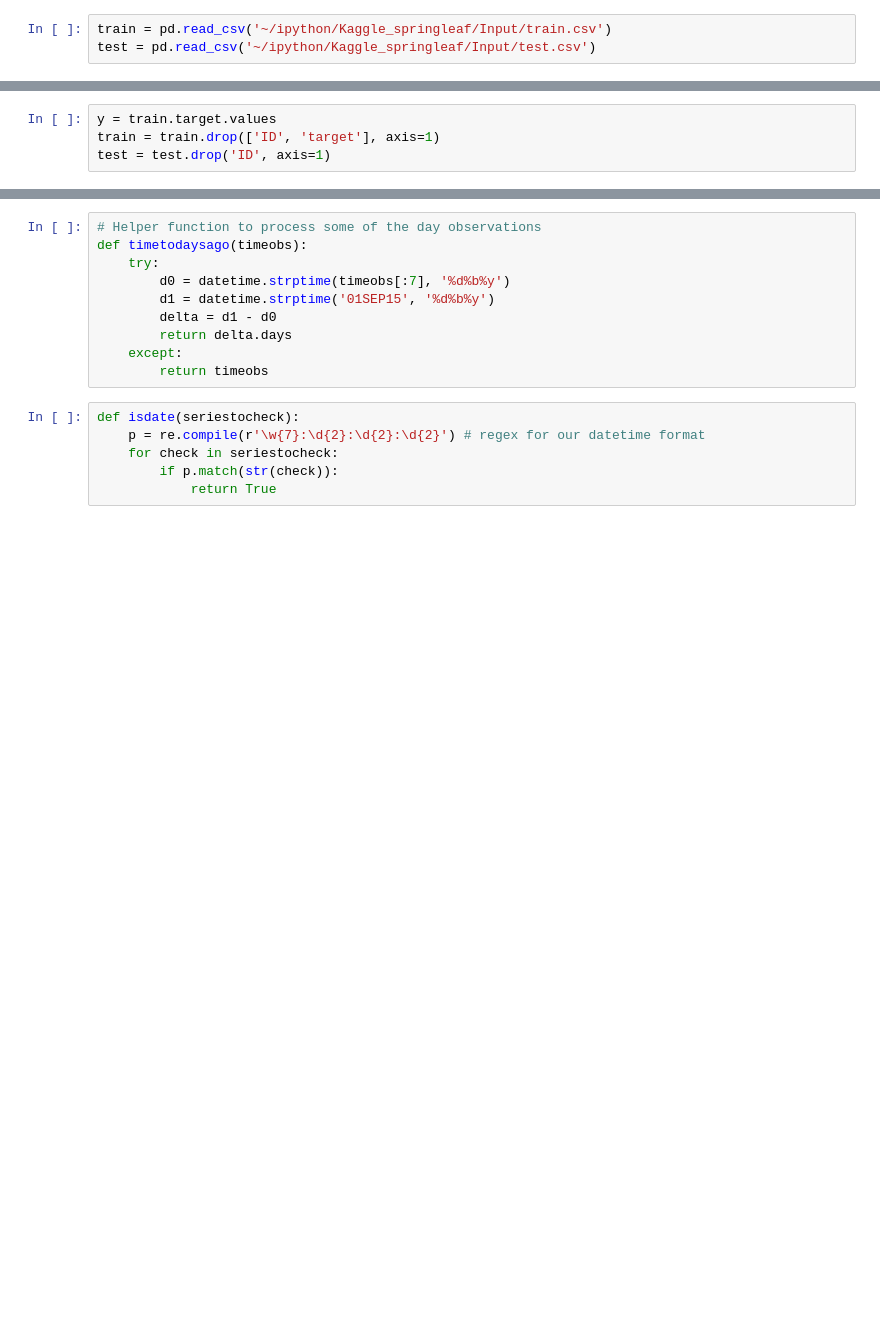
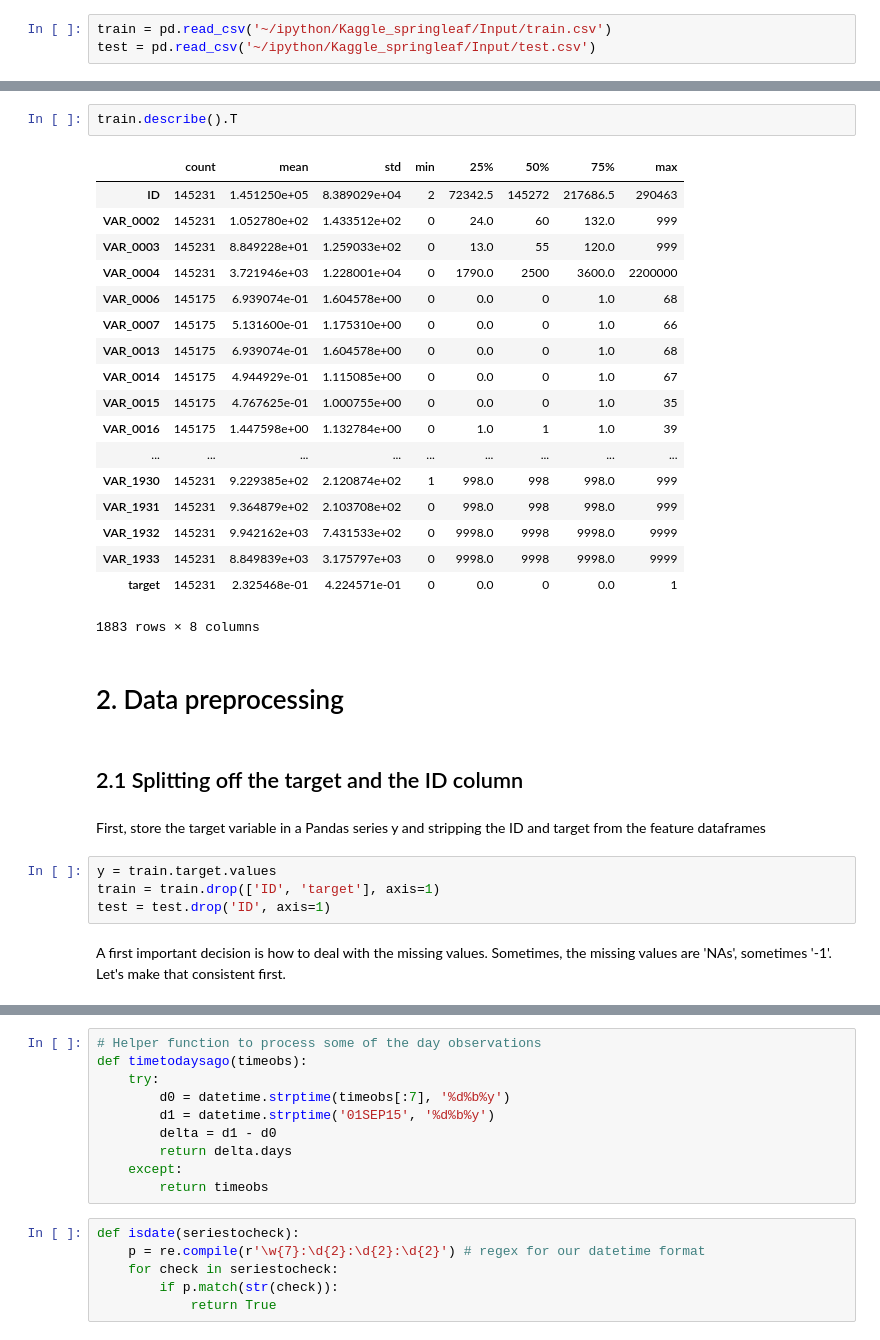
Before and after one commit to wkuling/Kaggle_springleaf, a Jupyter notebook: Process/Kaggle Springleaf with XGBoost.ipynb, the cells around one changed output, grey strips where cells are left out. Cells and saved outputs as stored; diff of their text form; blank space fills up the shorter version.

```diff
--- a/Process/Kaggle Springleaf with XGBoost.ipynb
+++ b/Process/Kaggle Springleaf with XGBoost.ipynb
@@ -22,4 +70,33 @@ test = pd.read_csv('~/ipython/Kaggle_springleaf/Input/test.csv')
+# %%
+train.describe().T
+# %% [output]
+|  | count | mean | std | min | 25% | 50% | 75% | max |
+| ID | 145231 | 1.451250e+05 | 8.389029e+04 | 2 | 72342.5 | 145272 | 217686.5 | 290463 |
+| VAR_0002 | 145231 | 1.052780e+02 | 1.433512e+02 | 0 | 24.0 | 60 | 132.0 | 999 |
+| VAR_0003 | 145231 | 8.849228e+01 | 1.259033e+02 | 0 | 13.0 | 55 | 120.0 | 999 |
+| VAR_0004 | 145231 | 3.721946e+03 | 1.228001e+04 | 0 | 1790.0 | 2500 | 3600.0 | 2200000 |
+| VAR_0006 | 145175 | 6.939074e-01 | 1.604578e+00 | 0 | 0.0 | 0 | 1.0 | 68 |
+| VAR_0007 | 145175 | 5.131600e-01 | 1.175310e+00 | 0 | 0.0 | 0 | 1.0 | 66 |
+| VAR_0013 | 145175 | 6.939074e-01 | 1.604578e+00 | 0 | 0.0 | 0 | 1.0 | 68 |
+| VAR_0014 | 145175 | 4.944929e-01 | 1.115085e+00 | 0 | 0.0 | 0 | 1.0 | 67 |
+| VAR_0015 | 145175 | 4.767625e-01 | 1.000755e+00 | 0 | 0.0 | 0 | 1.0 | 35 |
+| VAR_0016 | 145175 | 1.447598e+00 | 1.132784e+00 | 0 | 1.0 | 1 | 1.0 | 39 |
+| ... | ... | ... | ... | ... | ... | ... | ... | ... |
+| VAR_1930 | 145231 | 9.229385e+02 | 2.120874e+02 | 1 | 998.0 | 998 | 998.0 | 999 |
+| VAR_1931 | 145231 | 9.364879e+02 | 2.103708e+02 | 0 | 998.0 | 998 | 998.0 | 999 |
+| VAR_1932 | 145231 | 9.942162e+03 | 7.431533e+02 | 0 | 9998.0 | 9998 | 9998.0 | 9999 |
+| VAR_1933 | 145231 | 8.849839e+03 | 3.175797e+03 | 0 | 9998.0 | 9998 | 9998.0 | 9999 |
+| target | 145231 | 2.325468e-01 | 4.224571e-01 | 0 | 0.0 | 0 | 0.0 | 1 |
+1883 rows × 8 columns
+# %% [markdown]
+# 2. Data preprocessing
+# %% [markdown]
+## 2.1 Splitting off the target and the ID column
+# %% [markdown]
+First, store the target variable in a Pandas series y and stripping the ID and target from the feature dataframes
 # %%
 y = train.target.values
 train = train.drop(['ID', 'target'], axis=1)
 test = test.drop('ID', axis=1)
+# %% [markdown]
+A first important decision is how to deal with the missing values. Sometimes, the missing values are 'NAs', sometimes '-1'. Let's make that consistent first.
```
Also changed, not shown: parts of 81 cells of this notebook.
